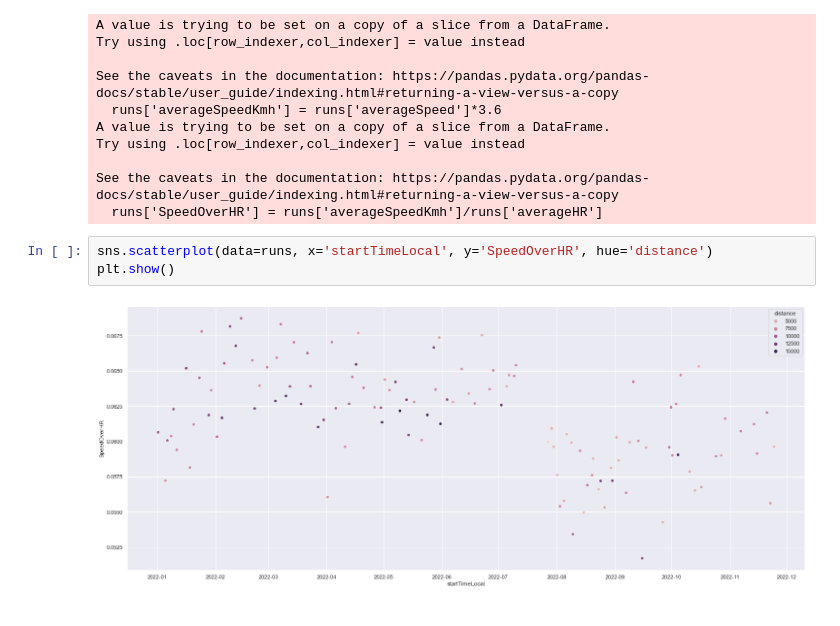
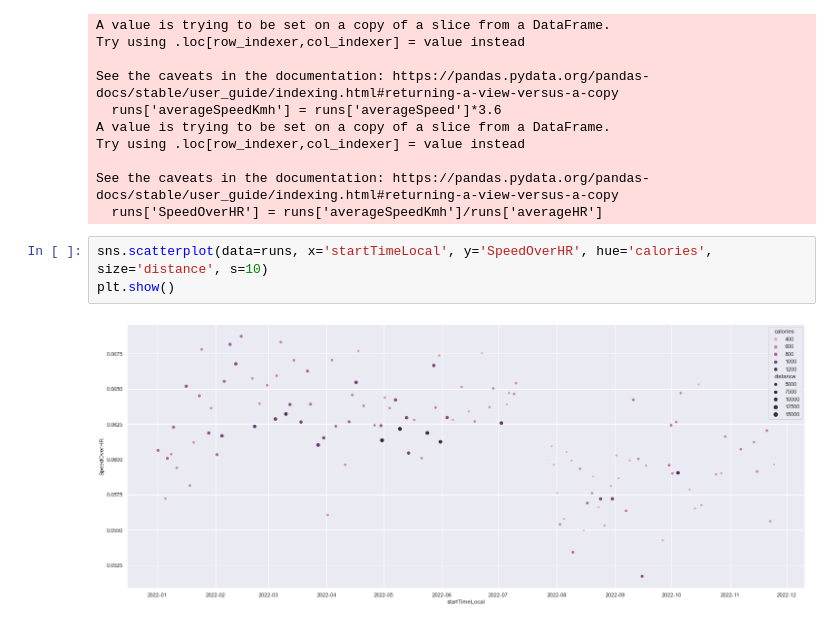
Before and after one commit to maximilian-graf2019/sports_analysis, a Jupyter notebook: analysis_notebook.ipynb, the cells around one changed output. Saved outputs shown, nothing was run; the diff lists cells and outputs as text.

```diff
--- a/analysis_notebook.ipynb
+++ b/analysis_notebook.ipynb
@@ -186,7 +231,7 @@ Try using .loc[row_indexer,col_indexer] = value instead
 See the caveats in the documentation: https://pandas.pydata.org/pandas-docs/stable/user_guide/indexing.html#returning-a-view-versus-a-copy
   runs['SpeedOverHR'] = runs['averageSpeedKmh']/runs['averageHR']
 # %%
-sns.scatterplot(data=runs, x='startTimeLocal', y='SpeedOverHR', hue='distance')
+sns.scatterplot(data=runs, x='startTimeLocal', y='SpeedOverHR', hue='calories', size='distance', s=10)
 plt.show()
 # %% [output]
-[figure, old version]
+[figure, new version]
```
Also changed, not shown: parts of 6 cells of this notebook.
